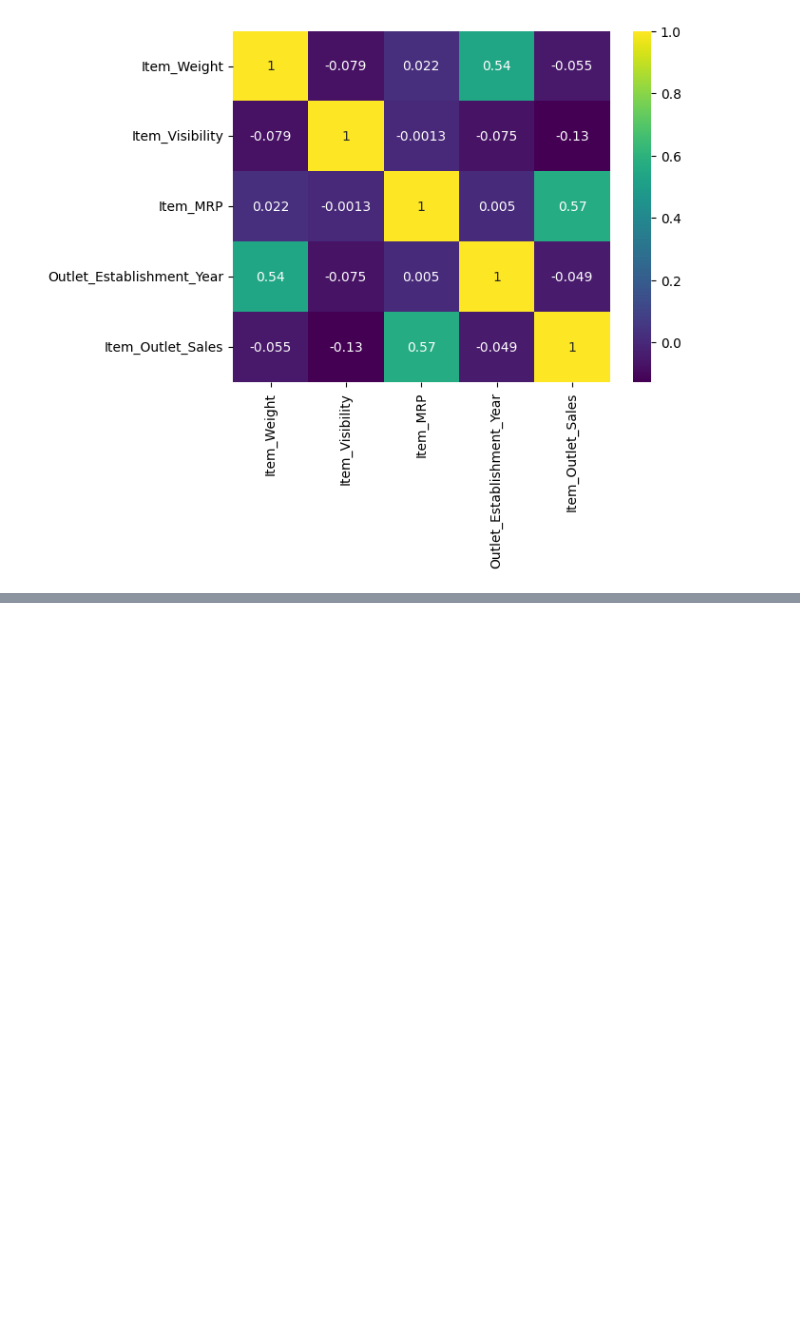
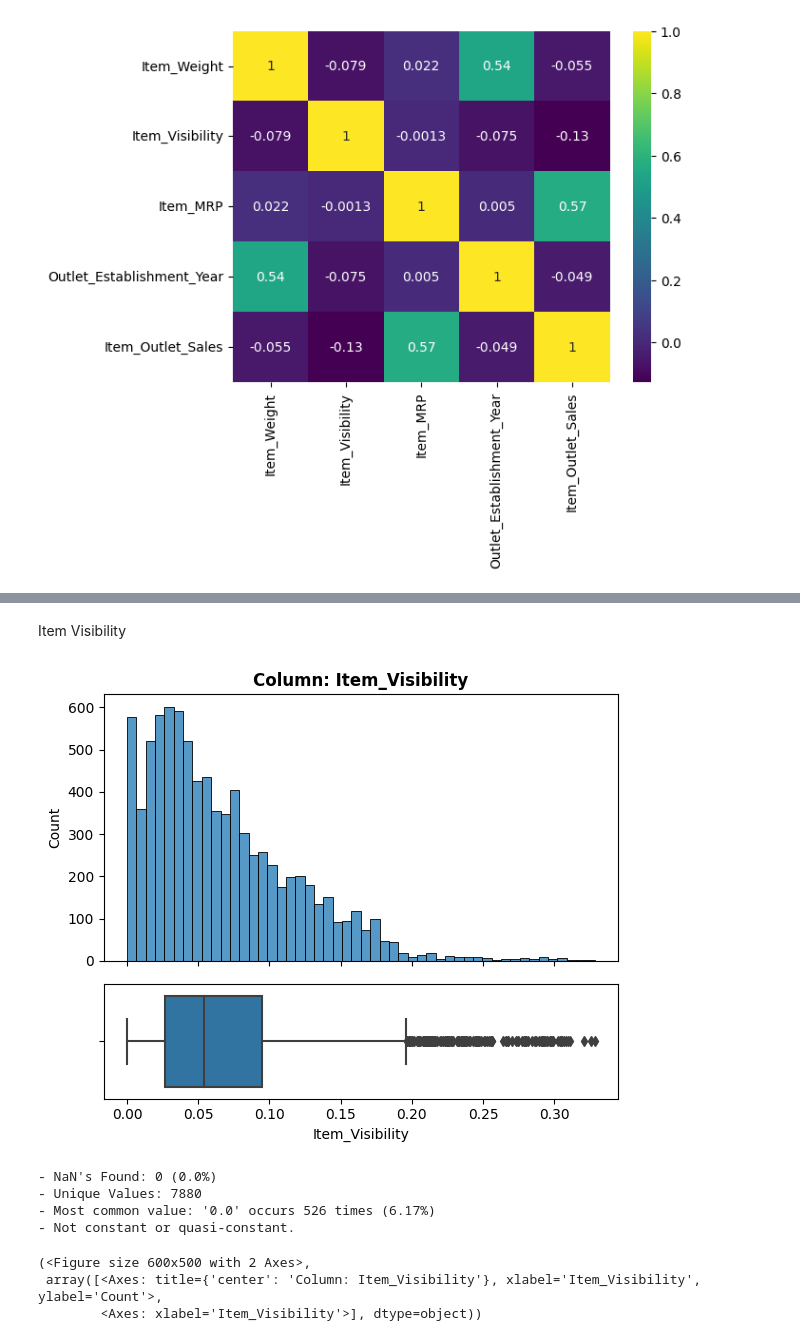
Before and after one commit to Mrammoss/Prediction-of-Product-Sales, a Jupyter notebook: Loading_Data.ipynb, the cells around one changed output, grey strips where cells are left out. Saved outputs shown, nothing was run; the diff lists cells and outputs as text; code cells hidden in the pictures; blank space fills up the shorter version.

```diff
--- a/Loading_Data.ipynb
+++ b/Loading_Data.ipynb
@@ -219,0 +417,13 @@ sns.heatmap(corr, cmap='viridis', annot = True)
+# %% [markdown]
+Item Visibility
+# %%
+explore_numeric(df, 'Item_Visibility')
+# %% [output]
+[figure, added]
+- NaN's Found: 0 (0.0%)
+- Unique Values: 7880
+- Most common value: '0.0' occurs 526 times (6.17%)
+- Not constant or quasi-constant.
+(<Figure size 600x500 with 2 Axes>,
+ array([<Axes: title={'center': 'Column: Item_Visibility'}, xlabel='Item_Visibility', ylabel='Count'>,
+        <Axes: xlabel='Item_Visibility'>], dtype=object))
```
Also changed, not shown: parts of 46 cells of this notebook.
